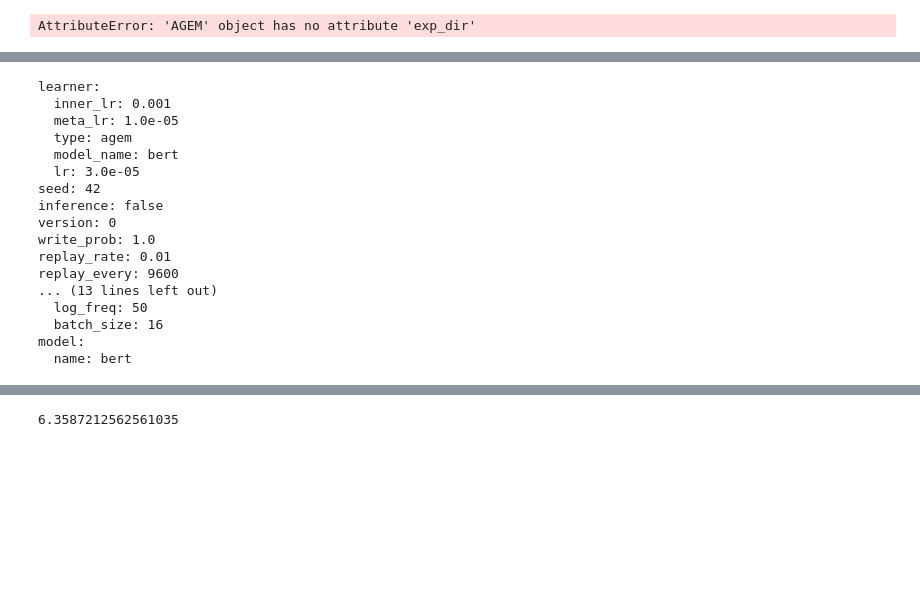
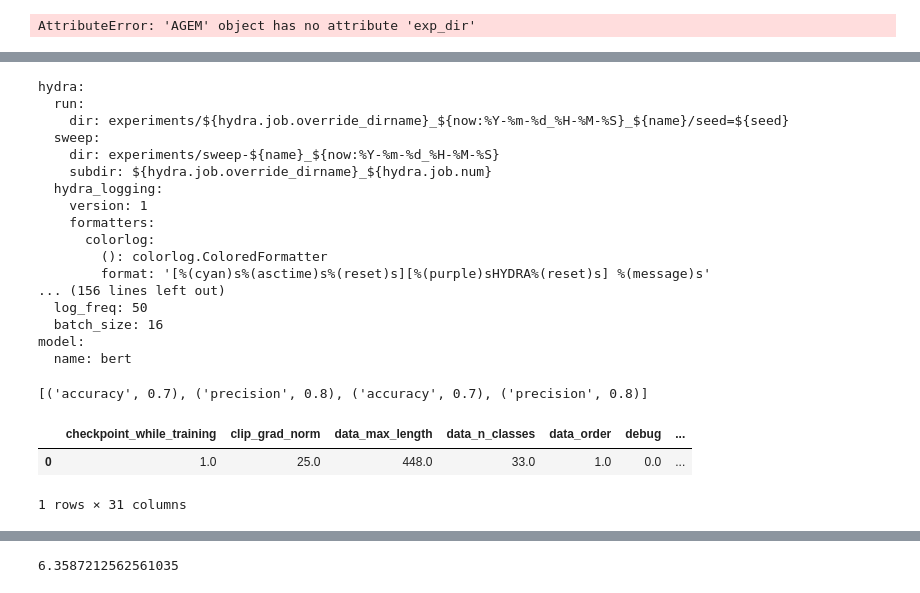
Before and after one commit to omarelb/LearningToRelearn, a Jupyter notebook: notebooks/rand.ipynb, the cells around one changed output, grey strips where cells are left out. Drawn from its saved outputs; the diff is of its cells as text; code cells hidden in the pictures; blank space fills up the shorter version.

```diff
--- a/notebooks/rand.ipynb
+++ b/notebooks/rand.ipynb
@@ -84,21 +182,21 @@ AttributeError: 'AGEM' object has no attribute 'exp_dir'
 # %%
 initialize(config_path="../config/")
-config = compose(config_name="defaults", overrides=["learner=agem", "wandb=false"])
+config = compose(config_name="defaults", overrides=["learner=agem", "wandb=false"], return_hydra_config=True)
 print(OmegaConf.to_yaml(config))
 # %% [output]
-learner:
-  inner_lr: 0.001
-  meta_lr: 1.0e-05
-  type: agem
-  model_name: bert
-  lr: 3.0e-05
-seed: 42
-inference: false
-version: 0
-write_prob: 1.0
-replay_rate: 0.01
-replay_every: 9600
-... (13 lines left out)
+hydra:
+  run:
+    dir: experiments/${hydra.job.override_dirname}_${now:%Y-%m-%d_%H-%M-%S}_${name}/seed=${seed}
+  sweep:
+    dir: experiments/sweep-${name}_${now:%Y-%m-%d_%H-%M-%S}
+    subdir: ${hydra.job.override_dirname}_${hydra.job.num}
+  hydra_logging:
+    version: 1
+    formatters:
+      colorlog:
+        (): colorlog.ColoredFormatter
+        format: '[%(cyan)s%(asctime)s%(reset)s][%(purple)sHYDRA%(reset)s] %(message)s'
+... (156 lines left out)
   log_freq: 50
   batch_size: 16
 model:
@@ -105,0 +236,4 @@ model:
+# %%
+list(xx.items()) + list(xx.items())
+# %% [output]
+[('accuracy', 0.7), ('precision', 0.8), ('accuracy', 0.7), ('precision', 0.8)]
@@ -105,0 +242,6 @@ model:
+# %%
+pd.read_csv("results.csv")
+# %% [output]
+|  | checkpoint_while_training | clip_grad_norm | data_max_length | data_n_classes | data_order | debug | ... |
+| 0 | 1.0 | 25.0 | 448.0 | 33.0 | 1.0 | 0.0 | ... |
+1 rows × 31 columns
```
Also changed, not shown: parts of 26 cells of this notebook, 4 other files.
